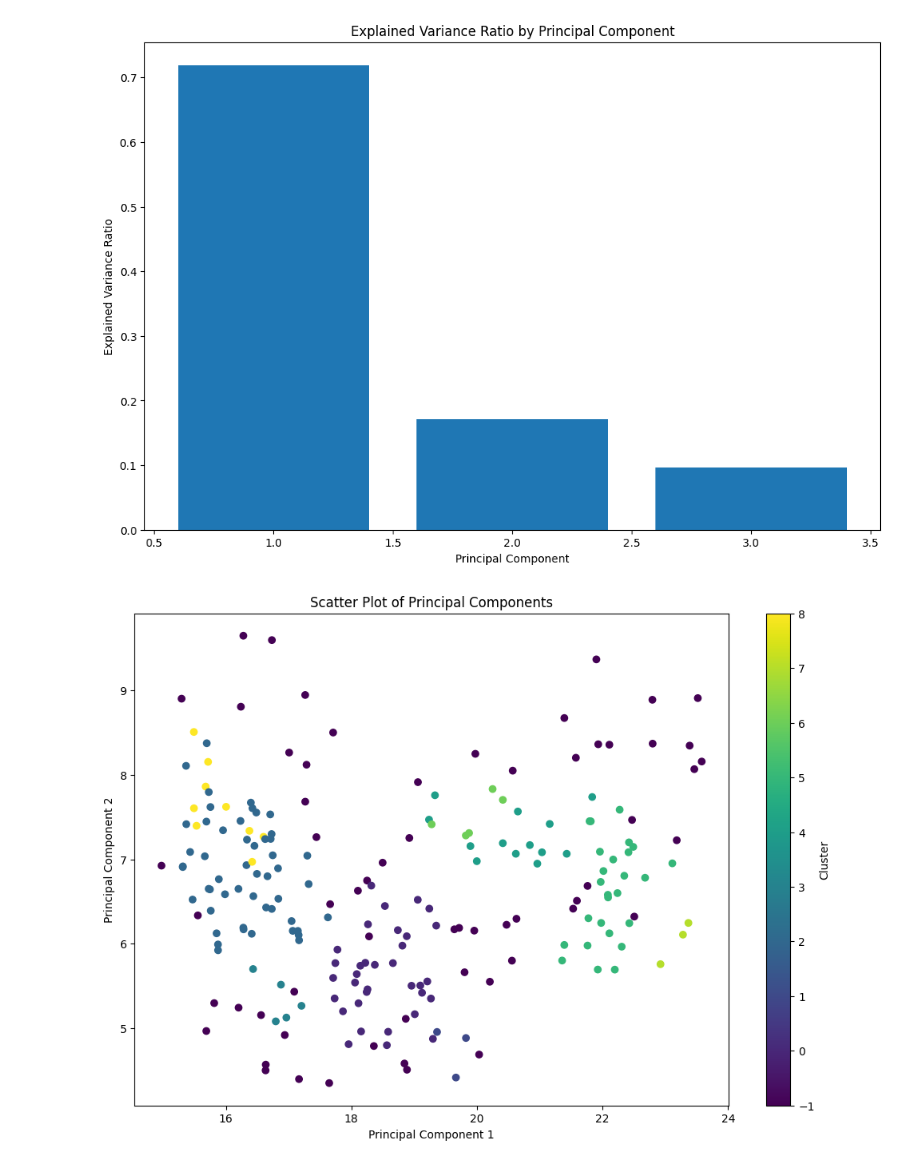
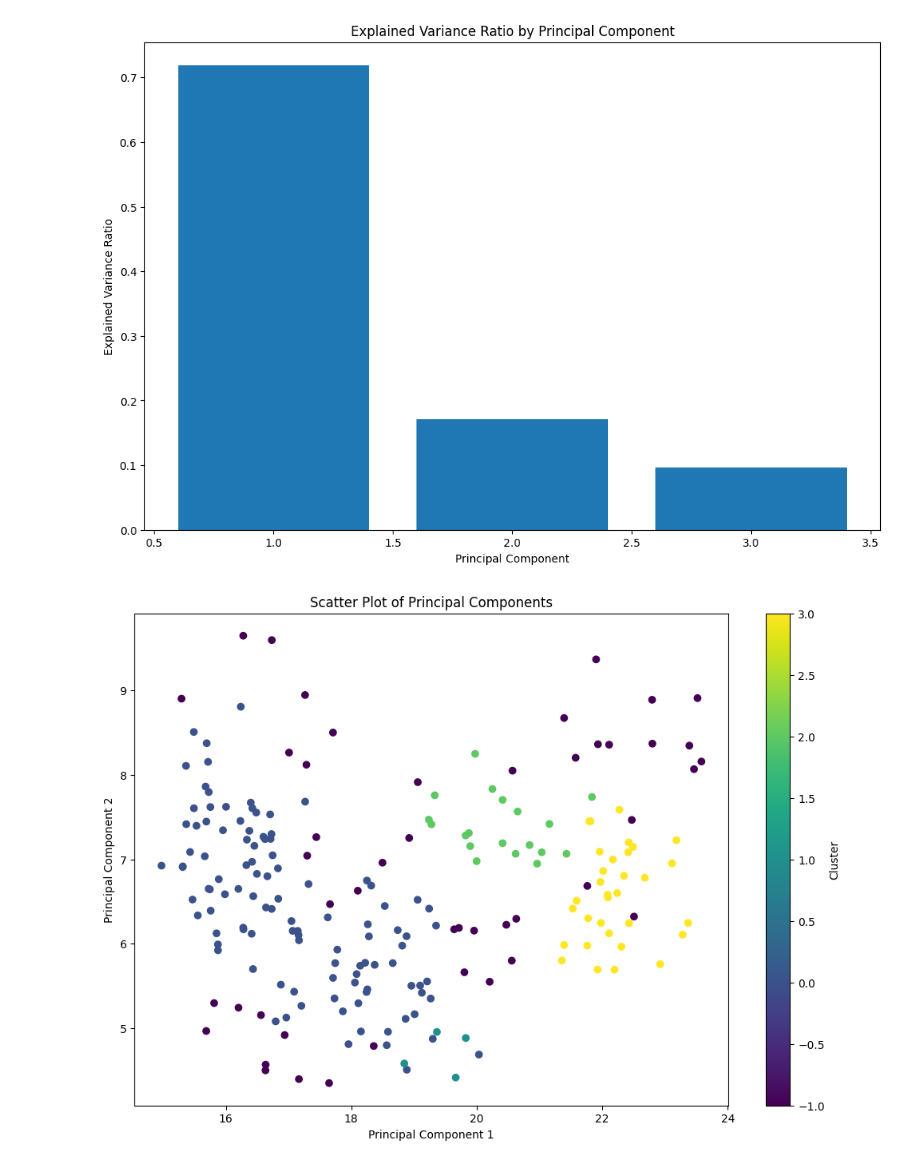
Before and after one commit to dagron27/se412-clustering, a Jupyter notebook: seed_analysis.ipynb, the cells around one changed output. Drawn from its saved outputs; the diff is of its cells as text; code cells hidden in the pictures.

```diff
--- a/seed_analysis.ipynb
+++ b/seed_analysis.ipynb
@@ -273,3 +273,13 @@ pipeline = Pipeline([("scaler",StandardScaler()),("pca",PCA(n_components=3)), ("
+# %%
+from sklearn.model_selection import GridSearchCV
+from sklearn.metrics import silhouette_score, make_scorer
+
+param_grid = {
+    'dbscan__eps': [0.7, 1.0,1.2],
+    'dbscan__min_samples': [4, 5, 6, 7, 8,9,10,11,12]
+}
+
+grid_search = GridSearchCV(pipeline, param_grid, cv=5, scoring=make_scorer(silhouette_score, greater_is_better=True))
 # %%
-pipeline.fit(df_unlabeled)
+grid_search.fit(df_unlabeled)
 # %% [output]
@@ -278,3 +310,3 @@ Pipeline(steps=[('scaler', StandardScaler()), ('pca', PCA(n_components=3)),
 # %%
-dbscan_model = pipeline.named_steps['dbscan']
+dbscan_model = grid_search.best_estimator_.named_steps['dbscan']
 # %%
@@ -294,5 +325,5 @@ Adjusted Rand Index: 0.2911946073761304
 # %%
-pca = pipeline.named_steps['pca']
+pca = grid_search.best_estimator_.named_steps["pca"]
 
 pca_components = pca.components_
 
@@ -305,19 +336,14 @@ plt.show()
 # %% [output]
 [figure]
 # %%
-
-pca = pipeline.named_steps['pca']
-
-pca_components = pca.components_
-
 x_pca = pca.transform(df_unlabeled)
 
 plt.figure(figsize=(12,8))
 plt.scatter(x_pca[:, 0], x_pca[:, 1], c=labels, cmap='viridis')
 plt.xlabel('Principal Component 1')
 plt.ylabel('Principal Component 2')
 plt.title('Scatter Plot of Principal Components')
 plt.colorbar(label='Cluster')
 plt.show()
 # %% [output]
-[figure, old version]
+[figure, new version]
```
Also changed, not shown: parts of 5 cells of this notebook.
